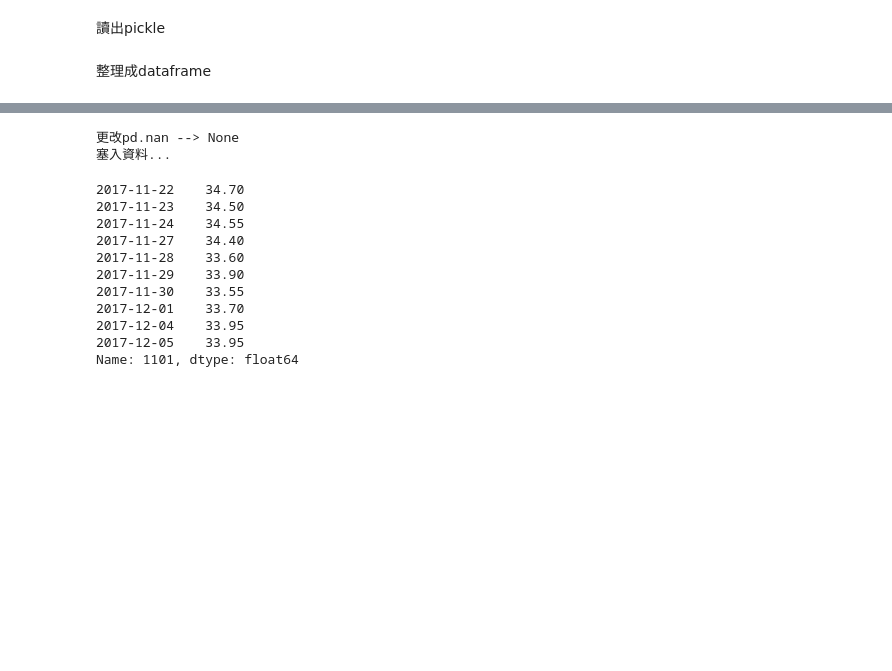
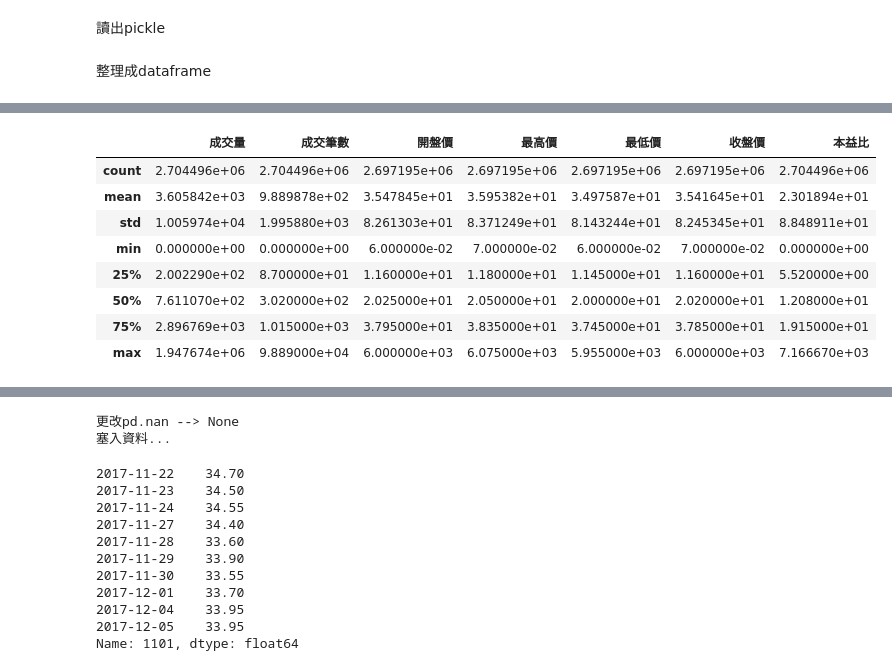
Before and after one commit to ihongChen/StockLab, a Jupyter notebook: twse_analysis.ipynb, the cells around one changed output, grey strips where cells are left out. Saved outputs shown, nothing was run; the diff lists cells and outputs as text; code cells hidden in the pictures; blank space fills up the shorter version.

```diff
--- a/twse_analysis.ipynb
+++ b/twse_analysis.ipynb
@@ -452,0 +492,13 @@ Name: 4, dtype: object)
+# %%
+tw_stock_df2 = tw_stock_df[~tw_stock_df.duplicated(subset=['證券代號','成交量','成交筆數','開盤價','最高價','最低價','收盤價','本益比'])]
+tw_stock_df2.describe()
+# %% [output]
+|  | 成交量 | 成交筆數 | 開盤價 | 最高價 | 最低價 | 收盤價 | 本益比 |
+| count | 2.704496e+06 | 2.704496e+06 | 2.697195e+06 | 2.697195e+06 | 2.697195e+06 | 2.697195e+06 | 2.704496e+06 |
+| mean | 3.605842e+03 | 9.889878e+02 | 3.547845e+01 | 3.595382e+01 | 3.497587e+01 | 3.541645e+01 | 2.301894e+01 |
+| std | 1.005974e+04 | 1.995880e+03 | 8.261303e+01 | 8.371249e+01 | 8.143244e+01 | 8.245345e+01 | 8.848911e+01 |
+| min | 0.000000e+00 | 0.000000e+00 | 6.000000e-02 | 7.000000e-02 | 6.000000e-02 | 7.000000e-02 | 0.000000e+00 |
+| 25% | 2.002290e+02 | 8.700000e+01 | 1.160000e+01 | 1.180000e+01 | 1.145000e+01 | 1.160000e+01 | 5.520000e+00 |
+| 50% | 7.611070e+02 | 3.020000e+02 | 2.025000e+01 | 2.050000e+01 | 2.000000e+01 | 2.020000e+01 | 1.208000e+01 |
+| 75% | 2.896769e+03 | 1.015000e+03 | 3.795000e+01 | 3.835000e+01 | 3.745000e+01 | 3.785000e+01 | 1.915000e+01 |
+| max | 1.947674e+06 | 9.889000e+04 | 6.000000e+03 | 6.075000e+03 | 5.955000e+03 | 6.000000e+03 | 7.166670e+03 |
```
Also changed, not shown: parts of 8 cells of this notebook, 2 other files.
